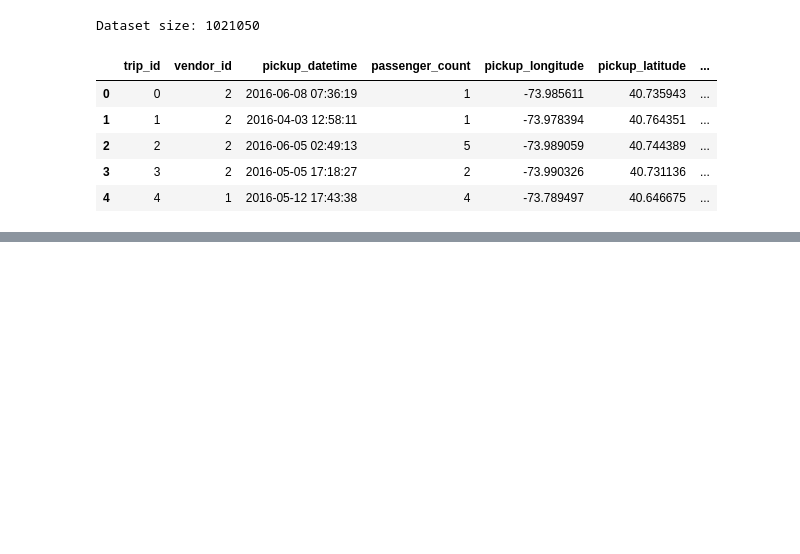
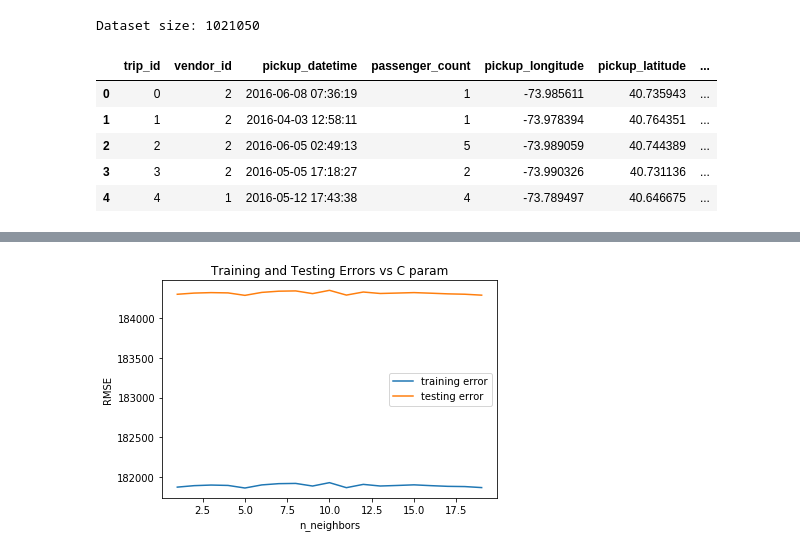
Before and after one commit to charlielito/zi_times, a Jupyter notebook: Data exploration.ipynb, the cells around one changed output, grey strips where cells are left out. Drawn from its saved outputs; the diff is of its cells as text; code cells hidden in the pictures; blank space fills up the shorter version.

```diff
--- a/Data exploration.ipynb
+++ b/Data exploration.ipynb
@@ -148,0 +227,10 @@ LinearSVR(C=4.0, dual=True, epsilon=100, fit_intercept=True,
+# %%
+plt.plot(C_array, train_score2, label='training error')
+plt.plot(C_array, test_score2, label='testing error')
+plt.title('Training and Testing Errors vs C param')
+plt.ylabel('RMSE')
+plt.xlabel('n_neighbors')
+plt.legend()
+plt.show()
+# %% [output]
+[figure, added]
```
Also changed, not shown: parts of 40 cells of this notebook.
